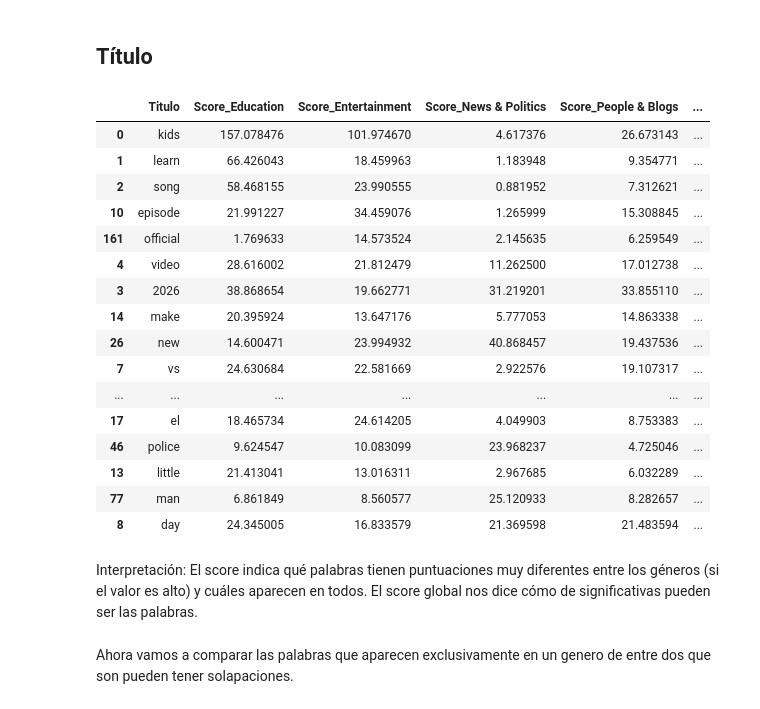
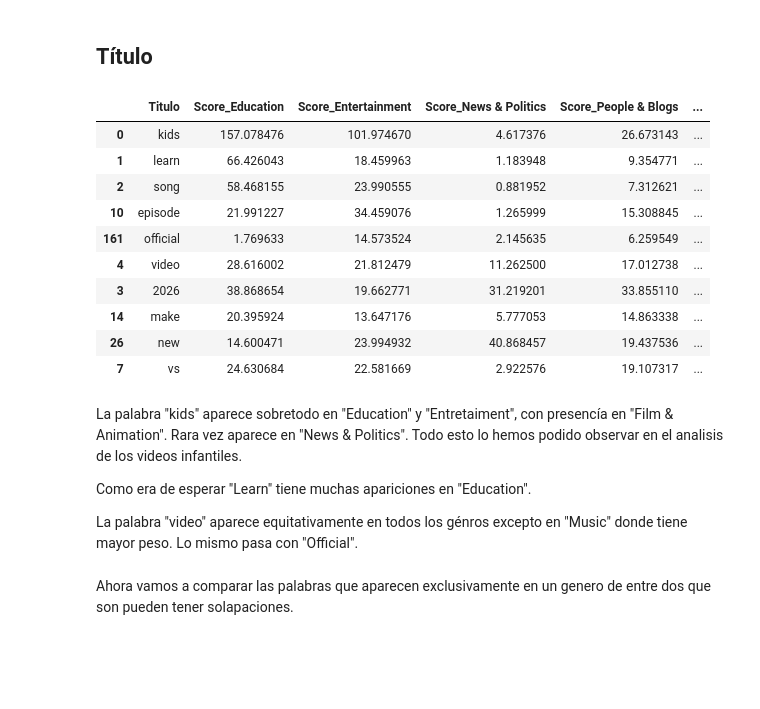
Before and after one commit to UCM-GIDIA-PD1/c2526-R1, a Jupyter notebook: src/analisis_generos.ipynb, the cells around one changed output. Drawn from its saved outputs; the diff is of its cells as text; code cells hidden in the pictures; blank space fills up the shorter version.

Commit message:
Comentarios analisis_generos.ipynb

```diff
--- a/src/analisis_generos.ipynb
+++ b/src/analisis_generos.ipynb
@@ -226,28 +248,25 @@ for clave, df_genero in diccionario_top.items():
 # %%
 common_terms = utils.common_terms_dictionary(diccionario_tf_titulos, "Titulo")
 
-common_terms.sort_values("Score_Std", ascending=False).head(20)
+common_terms.sort_values("Score_Std", ascending=False).head(10)
 # %% [output]
 |  | Titulo | Score_Education | Score_Entertainment | Score_News & Politics | Score_People & Blogs | ... |
 | 0 | kids | 157.078476 | 101.974670 | 4.617376 | 26.673143 | ... |
 | 1 | learn | 66.426043 | 18.459963 | 1.183948 | 9.354771 | ... |
 | 2 | song | 58.468155 | 23.990555 | 0.881952 | 7.312621 | ... |
 | 10 | episode | 21.991227 | 34.459076 | 1.265999 | 15.308845 | ... |
 | 161 | official | 1.769633 | 14.573524 | 2.145635 | 6.259549 | ... |
 | 4 | video | 28.616002 | 21.812479 | 11.262500 | 17.012738 | ... |
 | 3 | 2026 | 38.868654 | 19.662771 | 31.219201 | 33.855110 | ... |
 | 14 | make | 20.395924 | 13.647176 | 5.777053 | 14.863338 | ... |
 | 26 | new | 14.600471 | 23.994932 | 40.868457 | 19.437536 | ... |
 | 7 | vs | 24.630684 | 22.581669 | 2.922576 | 19.107317 | ... |
-| ... | ... | ... | ... | ... | ... | ... |
-| 17 | el | 18.465734 | 24.614205 | 4.049903 | 8.753383 | ... |
-| 46 | police | 9.624547 | 10.083099 | 23.968237 | 4.725046 | ... |
-| 13 | little | 21.413041 | 13.016311 | 2.967685 | 6.032289 | ... |
-| 77 | man | 6.861849 | 8.560577 | 25.120933 | 8.282657 | ... |
-| 8 | day | 24.345005 | 16.833579 | 21.369598 | 21.483594 | ... |
 # %% [markdown]
-Interpretación: El score indica qué palabras tienen puntuaciones muy diferentes entre los géneros (si el valor es alto) y cuáles aparecen en todos.
-El score global nos dice cómo de significativas pueden ser las palabras.
+La palabra "kids" aparece sobretodo en "Education" y "Entretaiment", con presencía en "Film & Animation". Rara vez aparece en "News & Politics". Todo esto lo hemos podido observar en el analisis de los videos infantiles.
+
+Como era de esperar "Learn" tiene muchas apariciones en "Education".
+
+La palabra "video" aparece equitativamente en todos los génros excepto en "Music" donde tiene mayor peso. Lo mismo pasa con "Official".
 # %% [markdown]
 Ahora vamos a comparar las palabras que aparecen exclusivamente en un genero de entre dos que son pueden tener solapaciones.
 # %%
```
Also changed, not shown: parts of 16 cells of this notebook.
